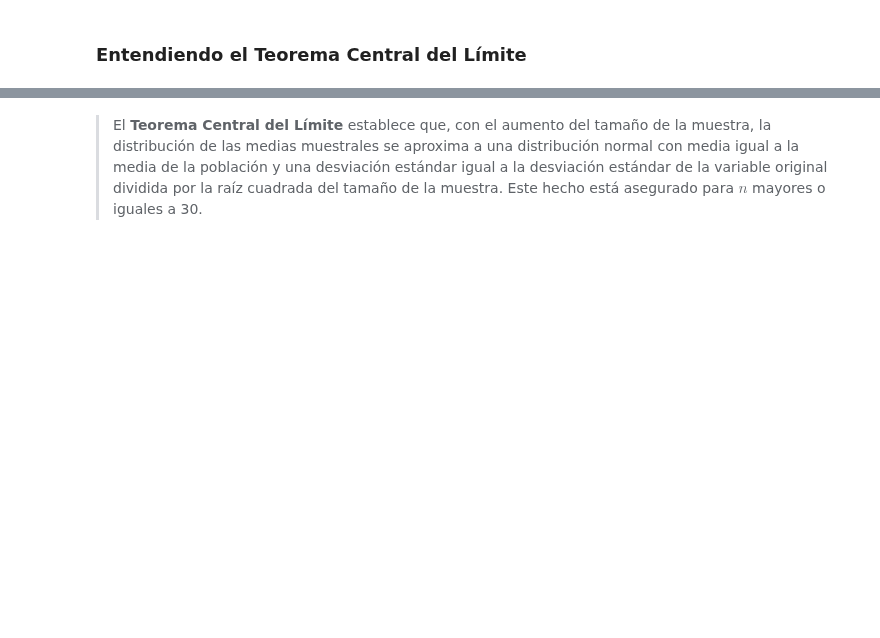
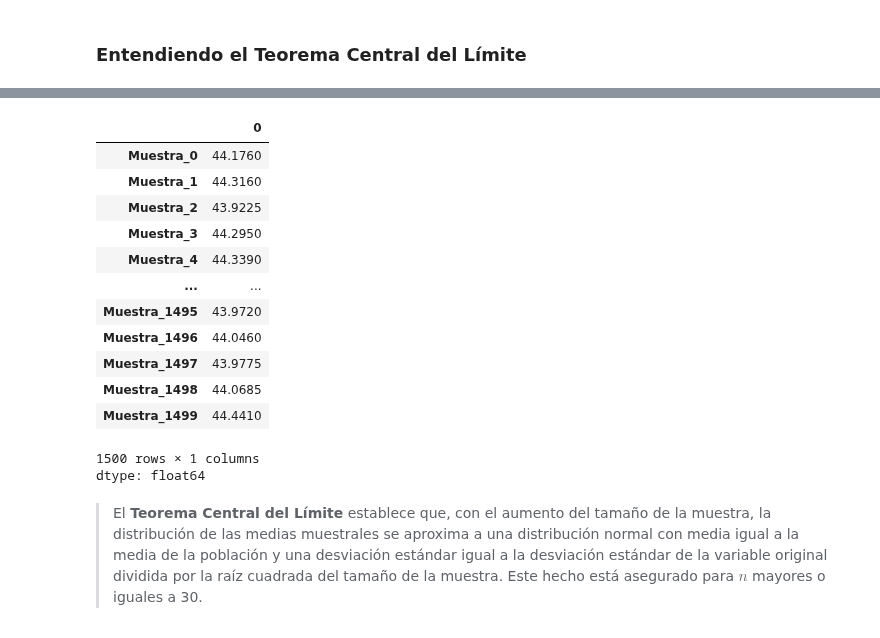
Before and after one commit to Nataliahfk/estadistica_python, a Jupyter notebook: Curso_estadistica_parte2.ipynb, the cells around one changed output, grey strips where cells are left out. Saved outputs shown, nothing was run; the diff lists cells and outputs as text; code cells hidden in the pictures; blank space fills up the shorter version.

```diff
--- a/Curso_estadistica_parte2.ipynb
+++ b/Curso_estadistica_parte2.ipynb
@@ -1268,2 +1299,19 @@ La desviación estándar de las medias muestrales se conoce como **error estánd
+# %%
+muestras.mean()
+# %% [output]
+|  | 0 |
+| Muestra_0 | 44.1760 |
+| Muestra_1 | 44.3160 |
+| Muestra_2 | 43.9225 |
+| Muestra_3 | 44.2950 |
+| Muestra_4 | 44.3390 |
+| ... | ... |
+| Muestra_1495 | 43.9720 |
+| Muestra_1496 | 44.0460 |
+| Muestra_1497 | 43.9775 |
+| Muestra_1498 | 44.0685 |
+| Muestra_1499 | 44.4410 |
+1500 rows × 1 columns
+dtype: float64
 # %% [markdown]
 > El **Teorema Central del Límite** establece que, con el aumento del tamaño de la muestra, la distribución de las medias muestrales se aproxima a una distribución normal con media igual a la media de la población y una desviación estándar igual a la desviación estándar de la variable original dividida por la raíz cuadrada del tamaño de la muestra. Este hecho está asegurado para $n$ mayores o iguales a 30.
```
Also changed, not shown: parts of 8 cells of this notebook.
